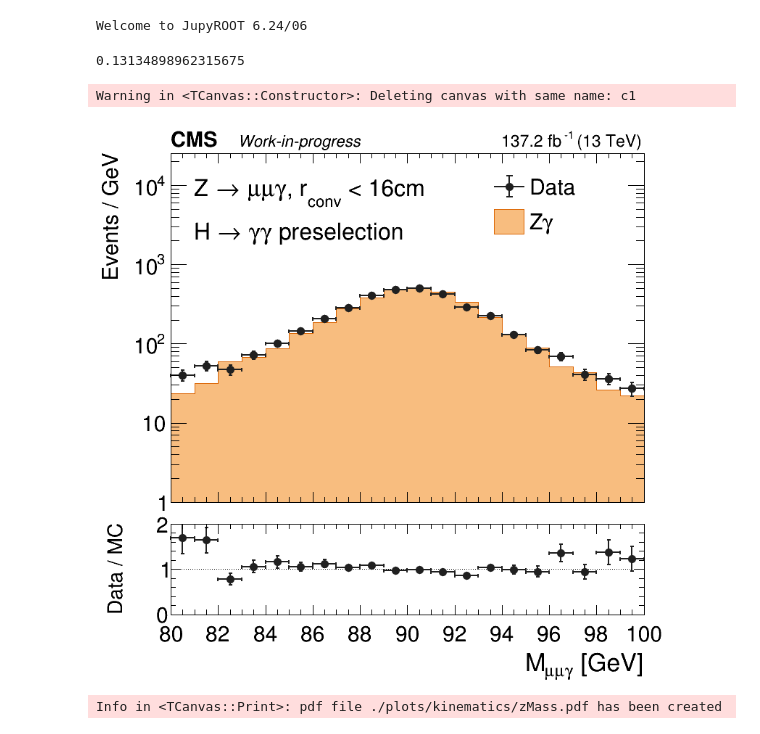
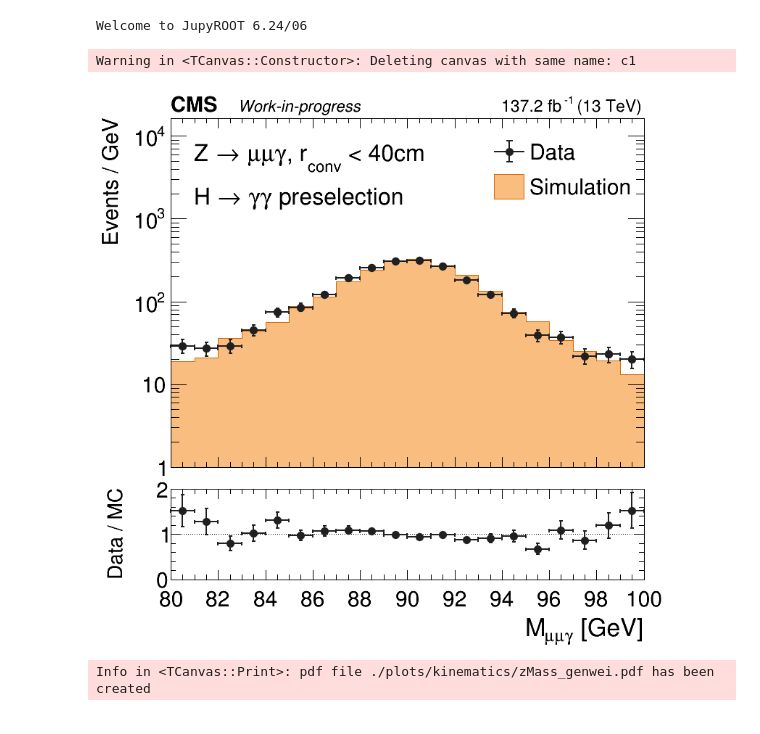
Before and after one commit to chw1207/HDalitzEle, a Jupyter notebook: Misc/MergedIDEff/zMass.ipynb, the cells around one changed output. Drawn from its saved outputs; the diff is of its cells as text; code cells hidden in the pictures.

```diff
--- a/Misc/MergedIDEff/zMass.ipynb
+++ b/Misc/MergedIDEff/zMass.ipynb
@@ -29,17 +29,12 @@ ROOT.gStyle.SetPadTickX(1)
 ROOT.gStyle.SetPadTickY(1)
 ROOT.gStyle.SetOptStat(0)
 # %%
-rdf_Zg1 = rdf_Zg.Filter("isHggPho_lep1 == 1 && convVtxRadius_lep1 < 16", "rconv")
+rdf_Zg1 = rdf_Zg.Filter("isHggPho_lep1 == 1 && convVtxRadius_lep1 < 40 && nGsfMatchToReco_lep1 > 1", "rconv")
 # rdf_TT1 = rdf_TT.Filter("isHggPho_lep1 == 1 && convVtxRadius_lep1 < 16", "rconv")
-rdf_Da1 = rdf_Da.Filter("isHggPho_lep1 == 1 && convVtxRadius_lep1 < 16", "rconv")
+rdf_Da1 = rdf_Da.Filter("isHggPho_lep1 == 1 && convVtxRadius_lep1 < 40 && nGsfMatchToReco_lep1 > 1", "rconv")
-# %%
-a = (4143-3662)/3662.
-a
-# %% [output]
-0.13134898962315675
 # %%
 # data histogram
-hMass_Da = rdf_Da1.Histo1D(("hDa", " ", 20, 80, 100), "zMass").GetPtr()
+hMass_Da = rdf_Da1.Define("zMass", "Z.M()").Histo1D(("hDa", " ", 20, 80, 100), "zMass").GetPtr()
 
 # simulation stack
 hs = ROOT.THStack("hs", " ")
@@ -47,7 +42,7 @@ hs = ROOT.THStack("hs", " ")
 # hMass_TT.SetFillColor(ROOT.TColor.GetColor("#1F4C7C"))
 # hMass_TT.SetLineColor(ROOT.TColor.GetColor("#0D335D"))
 # hs.Add(hMass_TT)
-hMass_Zg = rdf_Zg1.Histo1D(("hZg", " ", 20, 80, 100), "zMass", "wei2").GetPtr()
+hMass_Zg = rdf_Zg1.Define("zMass", "Z.M()").Histo1D(("hZg", " ", 20, 80, 100), "zMass", "wei2").GetPtr()
 hMass_Zg.SetFillColor(ROOT.TColor.GetColor("#F8BD7F"))
 hMass_Zg.SetLineColor(ROOT.TColor.GetColor("#DB6401"))
 hs.Add(hMass_Zg)
@@ -103,7 +98,7 @@ ltx = ROOT.TLatex()
 ltx.SetNDC()
 ltx.SetTextFont(42)
 ltx.SetTextSize(0.065)
-ltx.DrawLatex(0.17, 0.81, "Z #rightarrow #mu#mu#gamma, r_{conv} < 16cm")
+ltx.DrawLatex(0.17, 0.81, "Z #rightarrow #mu#mu#gamma, r_{conv} < 40cm")
 
 ltx1 = ROOT.TLatex()
 ltx1.SetNDC()
@@ -114,7 +109,7 @@ ltx1.DrawLatex(0.17, 0.7, "H #rightarrow #gamma#gamma preselection")
 leg = ROOT.TLegend(0.68, 0.7, 0.97, 0.88)
 leg.SetTextSize(0.06)
 leg.AddEntry(hMass_Da, "Data", "lep")
-leg.AddEntry(hMass_Zg, "Z#gamma", "f")
+leg.AddEntry(hMass_Zg, "Simulation", "f")
 # leg.AddEntry(hMass_TT, "t#bar{t}", "f")
 leg.SetFillColor(0)
 leg.SetLineColor(0)
@@ -133,34 +128,34 @@ pad2.SetBottomMargin(0.4)
 pad2.Draw()
 pad2.cd()
 
 hMass_Ra.SetName("")
 hMass_Ra.SetTitle("")
 hMass_Ra.GetXaxis().SetTitle("M_{#mu#mu#gamma} [GeV]")
 # hMass_Ra.GetXaxis()->SetRangeUser(xmin, xmax)
 hMass_Ra.GetYaxis().SetTitle("Data / MC")
 hMass_Ra.GetYaxis().SetRangeUser(0 , 2)
 
 hMass_Ra.SetMarkerColor(ROOT.TColor.GetColor("#202020"))
 hMass_Ra.SetMarkerSize(1.4)
 hMass_Ra.SetMarkerStyle(20)
 hMass_Ra.SetLineColor(ROOT.TColor.GetColor("#202020"))
 hMass_Ra.SetLineWidth(2)
 
 hMass_Ra.GetXaxis().SetTickSize(0.03 * (7/3.))
 hMass_Ra.GetXaxis().SetTitleSize(0.16)
 hMass_Ra.GetXaxis().SetTitleOffset(1.2)
 hMass_Ra.GetXaxis().SetLabelSize(0.06  * (7/3.))
 hMass_Ra.GetXaxis().SetLabelOffset(0.05)
 hMass_Ra.GetYaxis().SetTitleSize(0.13)
 hMass_Ra.GetYaxis().SetTitleOffset(0.2 * (7/3.))
 hMass_Ra.GetYaxis().SetLabelSize(0.06  * (7/3.))
 hMass_Ra.GetYaxis().SetNdivisions(502)
 hMass_Ra.Draw("E1P")
 
 c1.Draw()
 # %% [output]
 Warning in <TCanvas::Constructor>: Deleting canvas with same name: c1
-[figure, old version]
+[figure, new version]
 # %%
 import os
 
@@ -168,9 +163,9 @@ outRes = "./plots/kinematics"
 if not os.path.exists(outRes):
     os.makedirs(outRes)
 
-c1.Print("{}/zMass.pdf".format(outRes))
+c1.Print("{}/zMass_genwei.pdf".format(outRes))
 # %% [output]
-Info in <TCanvas::Print>: pdf file ./plots/kinematics/zMass.pdf has been created
+Info in <TCanvas::Print>: pdf file ./plots/kinematics/zMass_genwei.pdf has been created
 # %%
 # data histogram
 hMass_Da = rdf_Da1.Histo1D(("hDa", " ", 30, 15, 105), "phoCalibEt_lep1").GetPtr()
```
Also changed, not shown: parts of 1 cell of this notebook, 6 other files.
